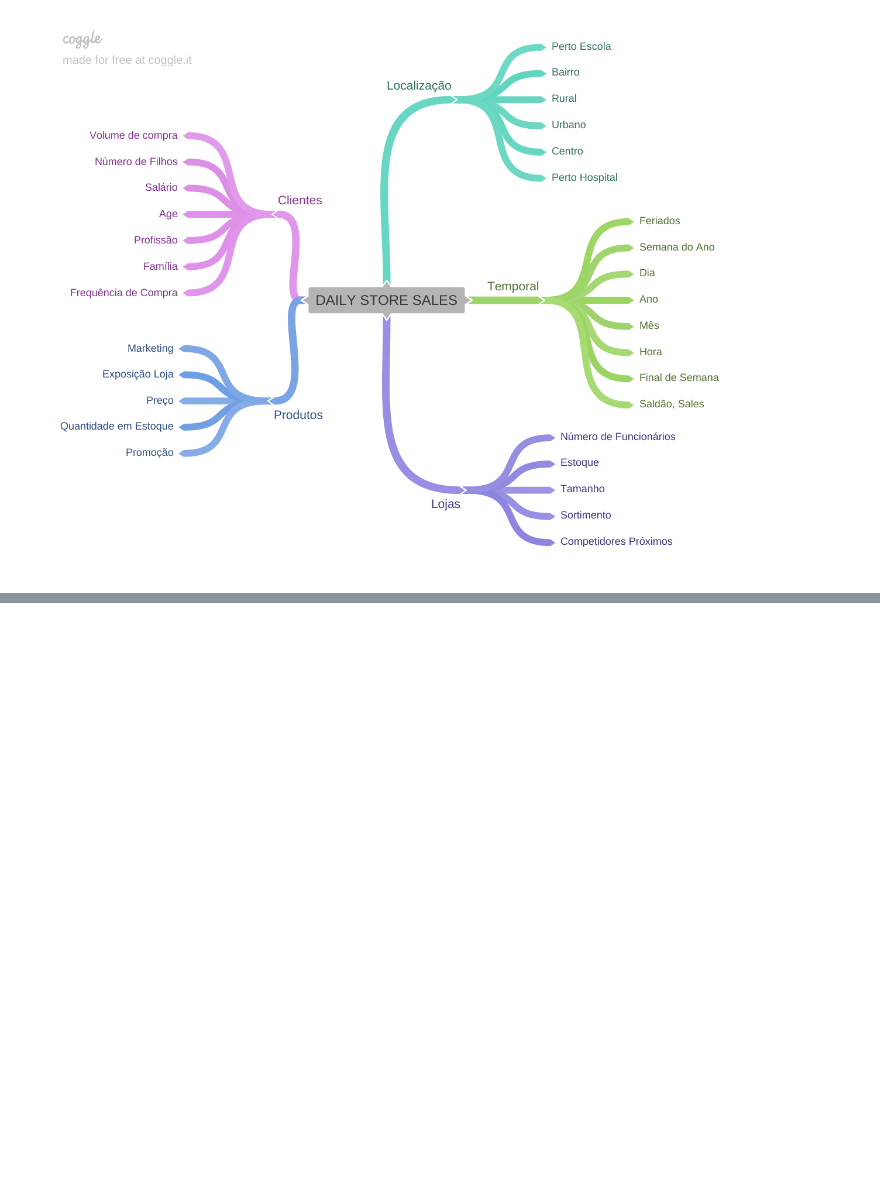
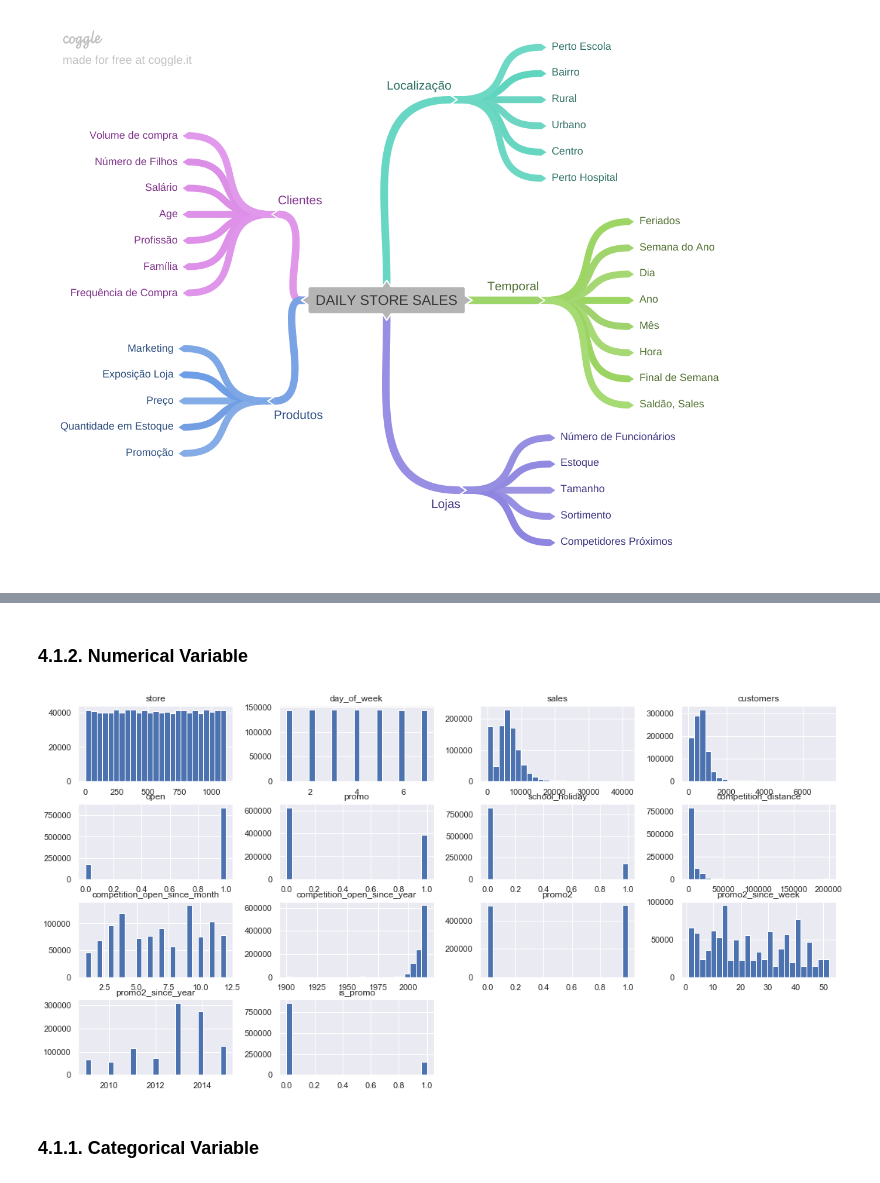
Before and after one commit to Barbosamuel/Data-Science-Em-Producao, a Jupyter notebook: M02_v01_store_sales_predict.ipynb, the cells around one changed output, grey strips where cells are left out. Saved outputs shown, nothing was run; the diff lists cells and outputs as text; code cells hidden in the pictures; blank space fills up the shorter version.

```diff
--- a/M02_v01_store_sales_predict.ipynb
+++ b/M02_v01_store_sales_predict.ipynb
@@ -442,0 +445,8 @@ Index(['store', 'day_of_week', 'date', 'sales', 'customers', 'open', 'promo',
+# %% [markdown]
+### 4.1.2. Numerical Variable
+# %%
+num_attributes.hist( bins=25 );
+# %% [output]
+[figure, added]
+# %% [markdown]
+### 4.1.1. Categorical Variable
```
Also changed, not shown: parts of 59 cells of this notebook.
